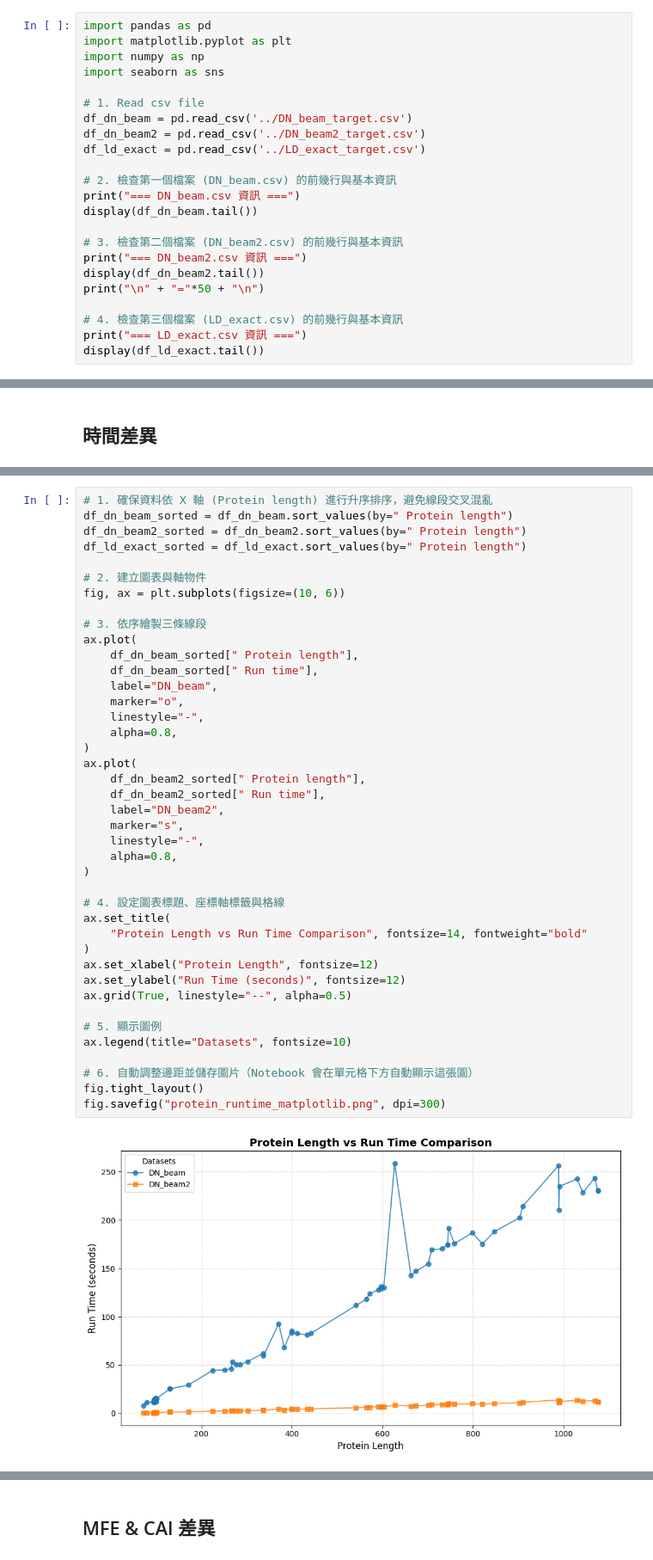
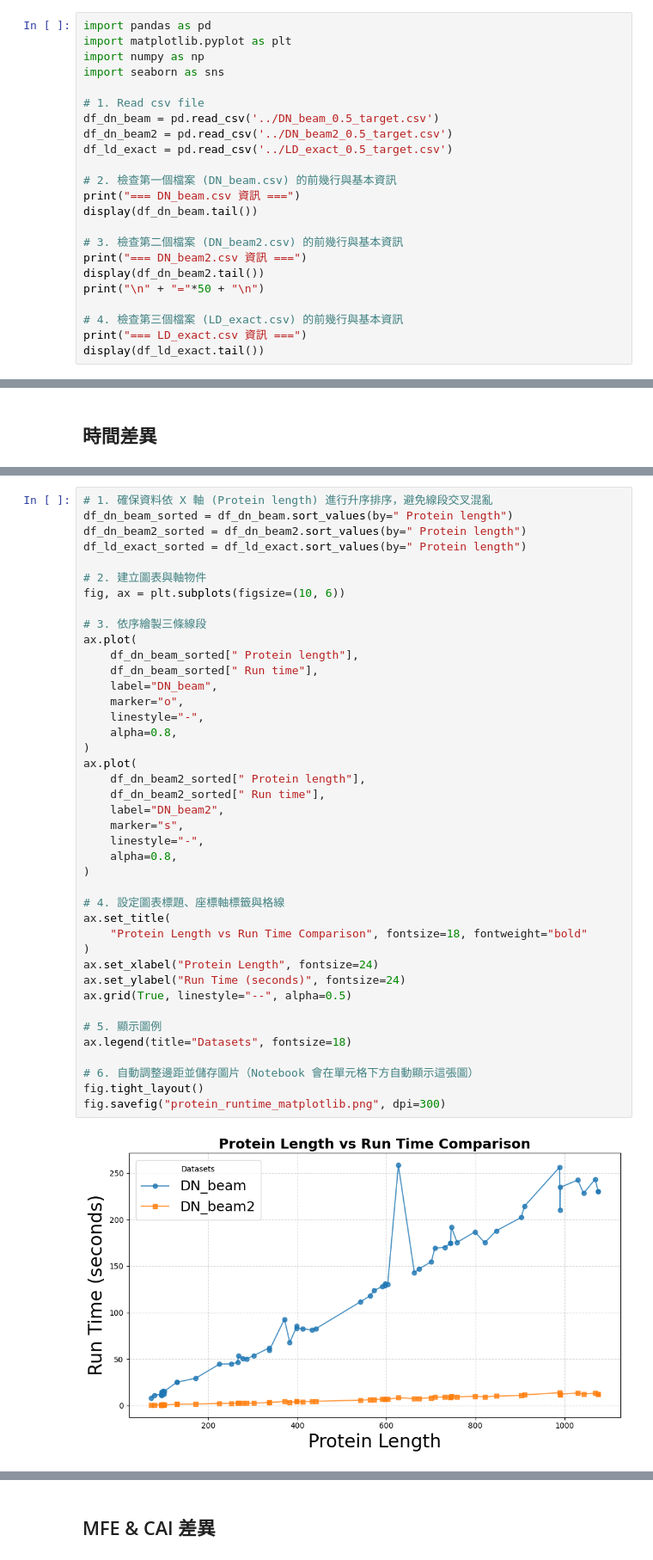
Before and after one commit to Beck049/LinearCDSfold, a Jupyter notebook: visualization/beam_speedup.ipynb, the cells around one changed output, grey strips where cells are left out. Shown at 86% size. Drawn from its saved outputs; the diff is of its cells as text.

```diff
--- a/visualization/beam_speedup.ipynb
+++ b/visualization/beam_speedup.ipynb
@@ -41,9 +41,9 @@ import numpy as np
 import seaborn as sns
 
 # 1. Read csv file
-df_dn_beam = pd.read_csv('../DN_beam_target.csv')
-df_dn_beam2 = pd.read_csv('../DN_beam2_target.csv')
-df_ld_exact = pd.read_csv('../LD_exact_target.csv')
+df_dn_beam = pd.read_csv('../DN_beam_0.5_target.csv')
+df_dn_beam2 = pd.read_csv('../DN_beam2_0.5_target.csv')
+df_ld_exact = pd.read_csv('../LD_exact_0.5_target.csv')
 
 # 2. 檢查第一個檔案 (DN_beam.csv) 的前幾行與基本資訊
 print("=== DN_beam.csv 資訊 ===")
@@ -145,35 +145,35 @@ fig, ax = plt.subplots(figsize=(10, 6))
 
 # 3. 依序繪製三條線段
 ax.plot(
     df_dn_beam_sorted[" Protein length"],
     df_dn_beam_sorted[" Run time"],
     label="DN_beam",
     marker="o",
     linestyle="-",
     alpha=0.8,
 )
 ax.plot(
     df_dn_beam2_sorted[" Protein length"],
     df_dn_beam2_sorted[" Run time"],
     label="DN_beam2",
     marker="s",
     linestyle="-",
     alpha=0.8,
 )
 
 # 4. 設定圖表標題、座標軸標籤與格線
 ax.set_title(
-    "Protein Length vs Run Time Comparison", fontsize=14, fontweight="bold"
+    "Protein Length vs Run Time Comparison", fontsize=18, fontweight="bold"
 )
-ax.set_xlabel("Protein Length", fontsize=12)
-ax.set_ylabel("Run Time (seconds)", fontsize=12)
+ax.set_xlabel("Protein Length", fontsize=24)
+ax.set_ylabel("Run Time (seconds)", fontsize=24)
 ax.grid(True, linestyle="--", alpha=0.5)
 
 # 5. 顯示圖例
-ax.legend(title="Datasets", fontsize=10)
+ax.legend(title="Datasets", fontsize=18)
 
 # 6. 自動調整邊距並儲存圖片（Notebook 會在單元格下方自動顯示這張圖）
 fig.tight_layout()
 fig.savefig("protein_runtime_matplotlib.png", dpi=300)
 # %% [output]
-[figure, old version]
+[figure, new version]
```
Also changed, not shown: parts of 8 cells of this notebook, 6 other files.
